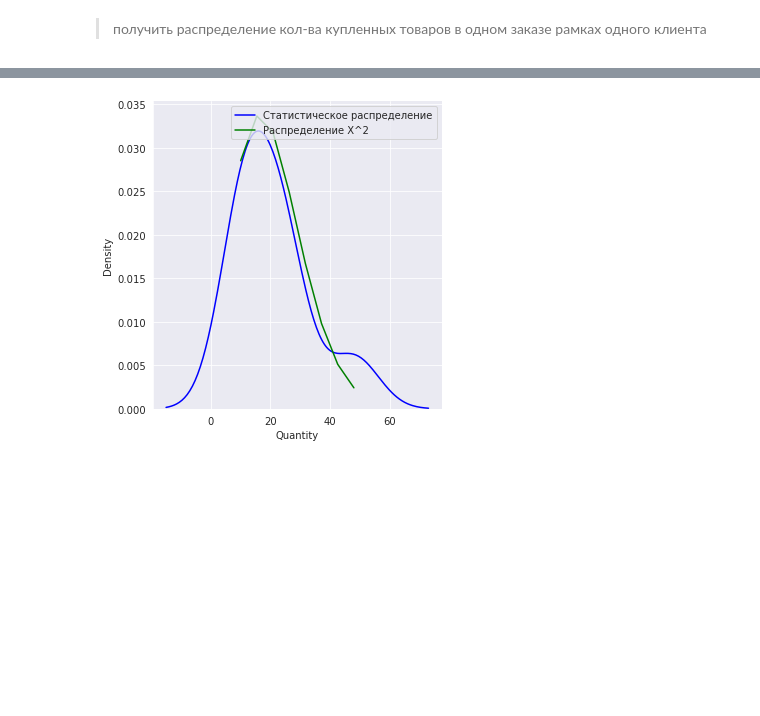
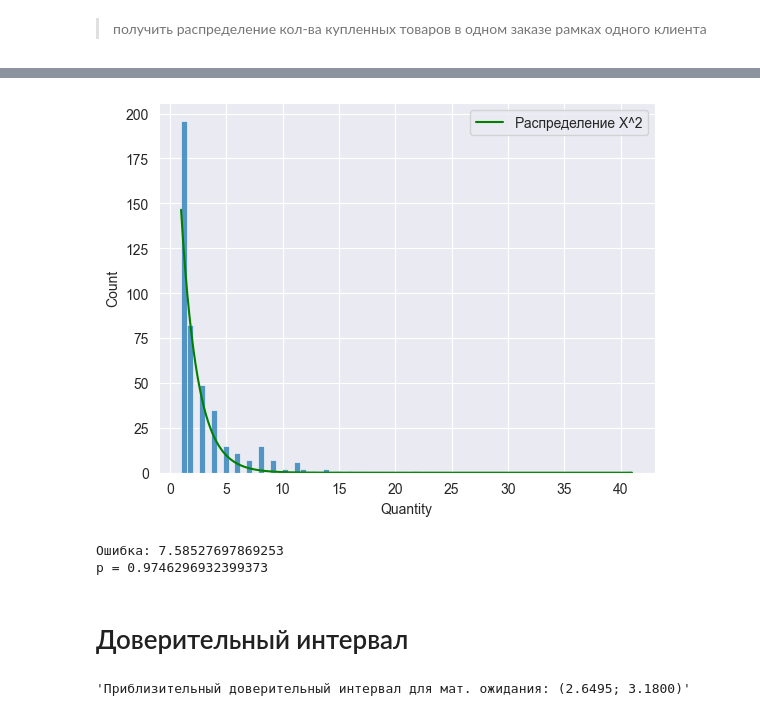
Before and after one commit to VanillaFox/math_for_ds, a Jupyter notebook: lab4/lab4.ipynb, the cells around one changed output, grey strips where cells are left out. Cells and saved outputs as stored; diff of their text form; code cells hidden in the pictures; blank space fills up the shorter version.

```diff
--- a/lab4/lab4.ipynb
+++ b/lab4/lab4.ipynb
@@ -12,7 +12,7 @@ import scipy
 sns.set_style("darkgrid")
 %matplotlib inline
 # %%
-df = pd.read_csv("Data_hw10_10.csv")
+df = pd.read_csv("Data.csv")
 # %%
 df.head()
 # %% [output]
@@ -44,13 +45,22 @@ create_hist(df, 13085, "489434")
 # %%
 def create_dis(df, customer_id: int, invoice: str):
     cur_df = get_df(df, customer_id, invoice)
-    sns.displot(cur_df, kind="kde", color="blue", label="Статистическое распределение")
+    sns.histplot(cur_df)
     x = np.linspace(cur_df.min(), cur_df.max(), len(cur_df))
-    plt.plot(x, scipy.stats.chi2.pdf(x, df=50, loc=-41, scale=1.2), color = 'green', label='Распределение X^2')
+    plt.plot(x, scipy.stats.chi2.pdf(x, df=1.9, loc=0, scale=0.76)*cur_df.count(), color = 'green', label='Распределение X^2')
     plt.legend(loc="upper right")
     plt.show()
+    allcount = cur_df.count()
+    loss = 0
+    for k, elem in cur_df.groupby(cur_df).count().items():
+        loss += ((elem - scipy.stats.chi2.pdf(k, df=1.9, loc=0, scale=0.76)*allcount)**2)/allcount
+    print("Ошибка:", loss)
+    print("p =", scipy.stats.chi2.sf(loss,len(cur_df.groupby(cur_df)) - 1))
 
-
-create_dis(df, 13085, "489434")
+create_dis(df, 14096, "573576")
 # %% [output]
-[figure, old version]
+[figure, new version]
+Ошибка: 7.58527697869253
+p = 0.9746296932399373
+# %% [markdown]
+# Доверительный интервал
@@ -56,0 +79,4 @@ create_dis(df, 13085, "489434")
+# %%
+f"Приблизительный доверительный интервал для мат. ожидания: ({m1:.4f}; {m2:.4f})"
+# %% [output]
+'Приблизительный доверительный интервал для мат. ожидания: (2.6495; 3.1800)'
```
Also changed, not shown: parts of 3 cells of this notebook, 1 other file.
